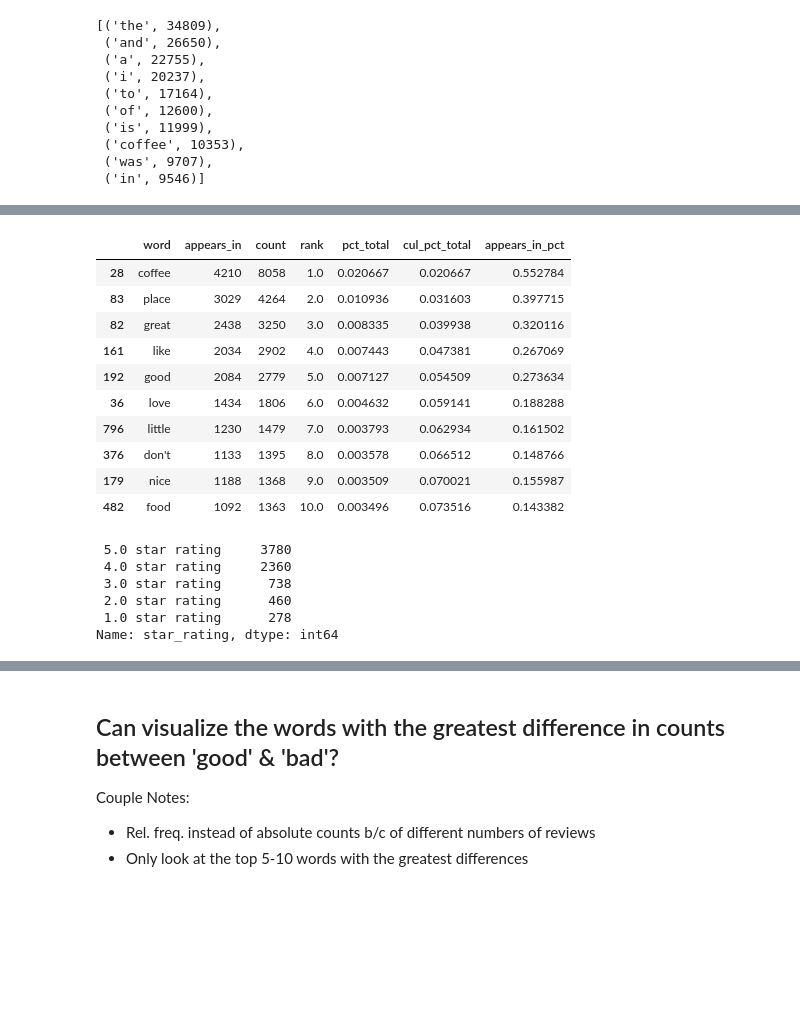
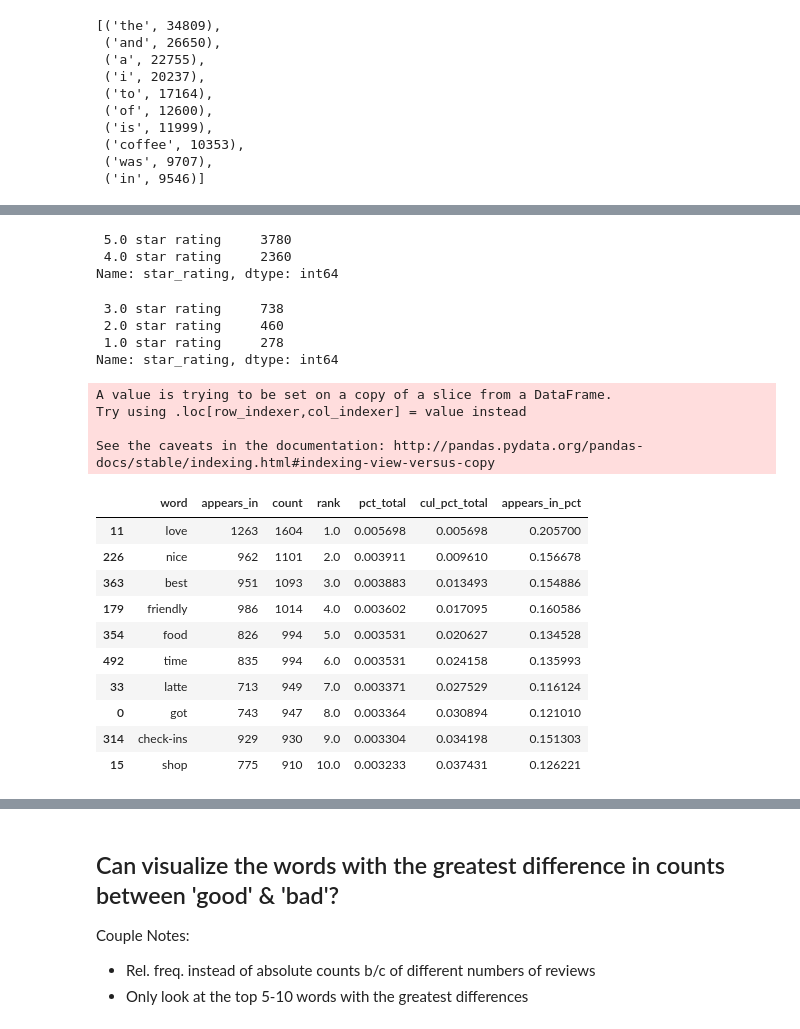
Before and after one commit to ethanmjansen/DS-Unit-4-Sprint-1-NLP, a Jupyter notebook: module1-text-data/LS_DS_411_Text_Data_Assignment.ipynb, the cells around one changed output, grey strips where cells are left out. Drawn from its saved outputs; the diff is of its cells as text; code cells hidden in the pictures; blank space fills up the shorter version.

```diff
--- a/module1-text-data/LS_DS_411_Text_Data_Assignment.ipynb
+++ b/module1-text-data/LS_DS_411_Text_Data_Assignment.ipynb
@@ -164,3 +164,21 @@ wc.head()
+# %%
+#Filtering the dataframe to the good and bad coffee shops
+
+good_shop = shops[(shops['star_rating'] == ' 5.0 star rating ') | (shops['star_rating'] == ' 4.0 star rating ')]
+bad_shop = shops[(shops['star_rating'] == ' 1.0 star rating ') | (shops['star_rating'] == ' 2.0 star rating ') | (shops['star_rating'] == ' 3.0 star rating ')]
+# %%
+good_shop['star_rating'].value_counts()
+# %% [output]
+ 5.0 star rating     3780
+ 4.0 star rating     2360
+Name: star_rating, dtype: int64
+# %%
+bad_shop['star_rating'].value_counts()
+# %% [output]
+ 3.0 star rating     738
+ 2.0 star rating     460
+ 1.0 star rating     278
+Name: star_rating, dtype: int64
 # %%
 nlp = spacy.load("en_core_web_lg")
 
@@ -168,12 +186,12 @@ nlp = spacy.load("en_core_web_lg")
 tokenizer = Tokenizer(nlp.vocab)
 # %%
 # Additional stop words
-STOP_WORDS = nlp.Defaults.stop_words.union([' ','1','-','I','check-in', 'i', "I'm","i'm","i've", "it", "it's", 'it.', 'the', 'this',])
+STOP_WORDS = nlp.Defaults.stop_words.union(['like','good','pretty','great','coffee','place','definitely','austin',' ', "don't", '1',"little",'-','I','check-in', 'i', "I'm","i'm","i've", "it", "it's", 'it.', 'the', 'this',])
 # %%
 # taking out stop words
 tokens = []
 
-for doc in tokenizer.pipe(shops['full_review_text'], batch_size=500):
+for doc in tokenizer.pipe(good_shop['full_review_text'], batch_size=500):
 
     doc_tokens = []
 
@@ -183,28 +201,24 @@ for doc in tokenizer.pipe(shops['full_review_text'], batch_size=500):
 
     tokens.append(doc_tokens)
 
-shops['tokens'] = tokens
+good_shop['tokens'] = tokens
+# %% [output]
+A value is trying to be set on a copy of a slice from a DataFrame.
+Try using .loc[row_indexer,col_indexer] = value instead
+
+See the caveats in the documentation: http://pandas.pydata.org/pandas-docs/stable/indexing.html#indexing-view-versus-copy
 # %%
-wc = count(shops['tokens'])
-wc.head(10)
+wc_good = count(good_shop['tokens'])
+wc_good.head(10)
 # %% [output]
 |  | word | appears_in | count | rank | pct_total | cul_pct_total | appears_in_pct |
-| 28 | coffee | 4210 | 8058 | 1.0 | 0.020667 | 0.020667 | 0.552784 |
-| 83 | place | 3029 | 4264 | 2.0 | 0.010936 | 0.031603 | 0.397715 |
-| 82 | great | 2438 | 3250 | 3.0 | 0.008335 | 0.039938 | 0.320116 |
-| 161 | like | 2034 | 2902 | 4.0 | 0.007443 | 0.047381 | 0.267069 |
-| 192 | good | 2084 | 2779 | 5.0 | 0.007127 | 0.054509 | 0.273634 |
-| 36 | love | 1434 | 1806 | 6.0 | 0.004632 | 0.059141 | 0.188288 |
-| 796 | little | 1230 | 1479 | 7.0 | 0.003793 | 0.062934 | 0.161502 |
-| 376 | don't | 1133 | 1395 | 8.0 | 0.003578 | 0.066512 | 0.148766 |
-| 179 | nice | 1188 | 1368 | 9.0 | 0.003509 | 0.070021 | 0.155987 |
-| 482 | food | 1092 | 1363 | 10.0 | 0.003496 | 0.073516 | 0.143382 |
+| 11 | love | 1263 | 1604 | 1.0 | 0.005698 | 0.005698 | 0.205700 |
+| 226 | nice | 962 | 1101 | 2.0 | 0.003911 | 0.009610 | 0.156678 |
+| 363 | best | 951 | 1093 | 3.0 | 0.003883 | 0.013493 | 0.154886 |
+| 179 | friendly | 986 | 1014 | 4.0 | 0.003602 | 0.017095 | 0.160586 |
+| 354 | food | 826 | 994 | 5.0 | 0.003531 | 0.020627 | 0.134528 |
+| 492 | time | 835 | 994 | 6.0 | 0.003531 | 0.024158 | 0.135993 |
+| 33 | latte | 713 | 949 | 7.0 | 0.003371 | 0.027529 | 0.116124 |
+| 0 | got | 743 | 947 | 8.0 | 0.003364 | 0.030894 | 0.121010 |
+| 314 | check-ins | 929 | 930 | 9.0 | 0.003304 | 0.034198 | 0.151303 |
+| 15 | shop | 775 | 910 | 10.0 | 0.003233 | 0.037431 | 0.126221 |
-# %%
-shops['star_rating'].value_counts()
-# %% [output]
- 5.0 star rating     3780
- 4.0 star rating     2360
- 3.0 star rating      738
- 2.0 star rating      460
- 1.0 star rating      278
-Name: star_rating, dtype: int64
```
Also changed, not shown: parts of 9 cells of this notebook.
